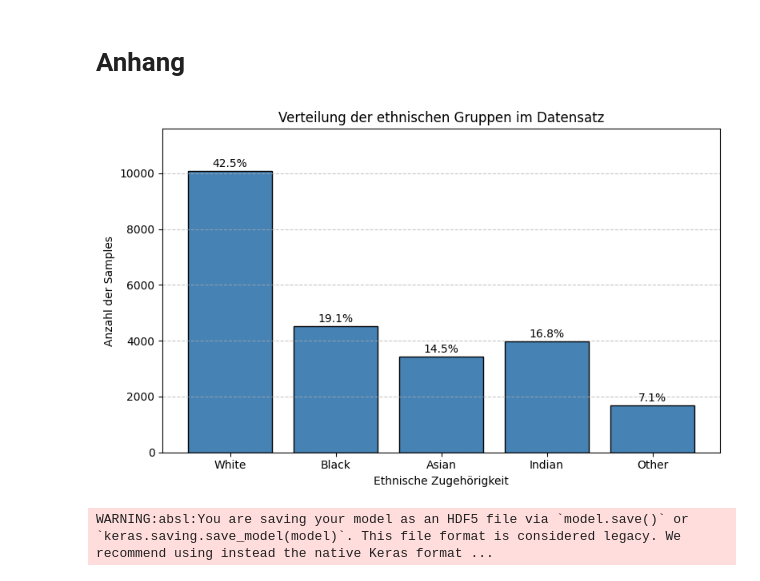
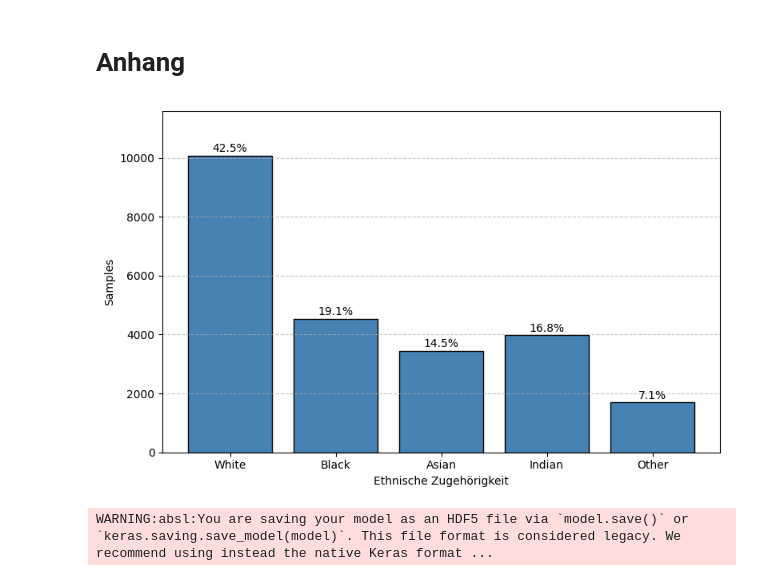
Before and after one commit to jasinwi22034/FaceClassification, a Jupyter notebook: faceclassification.ipynb, the cells around one changed output. Saved outputs shown, nothing was run; the diff lists cells and outputs as text; code cells hidden in the pictures.

```diff
--- a/faceclassification.ipynb
+++ b/faceclassification.ipynb
@@ -553,6 +596,7 @@ history = model.fit(
     validation_data=(X_test, y_test),
     epochs=10,
     batch_size=64,
+    class_weight=class_weight_dict,
     callbacks=[tf.keras.callbacks.EarlyStopping(patience=3)]
 )
 # %% [output]
@@ -738,36 +782,35 @@ ethnicity_map = {
     3: "Indian",
     4: "Other"
 }
 
 # Sortiere nach Klassenindex
 ethnicity_dist = data['ethnicity'].value_counts().sort_index()
 labels = [ethnicity_map[i] for i in ethnicity_dist.index]
 counts = ethnicity_dist.values
 percentages = counts / counts.sum() * 100
 
 # Erstelle Balkendiagramm
 plt.figure(figsize=(8, 5))
 bars = plt.bar(labels, counts, color='steelblue', edgecolor='black')
 
 # Prozentwerte über den Balken anzeigen
 for bar, pct in zip(bars, percentages):
     height = bar.get_height()
     plt.text(bar.get_x() + bar.get_width()/2, height + 50, f"{pct:.1f}%",
              ha='center', va='bottom', fontsize=10)
 
 # Achsen & Titel
-plt.ylabel('Anzahl der Samples')
+plt.ylabel('Samples')
 plt.xlabel('Ethnische Zugehörigkeit')
-plt.title('Verteilung der ethnischen Gruppen im Datensatz')
 plt.ylim(0, max(counts) * 1.15)
 plt.grid(axis='y', linestyle='--', alpha=0.7)
 
 # Plot speichern
 plt.tight_layout()
 plt.savefig("ethnicity_distribution.png", dpi=300)
 plt.show()
 # %% [output]
-[figure, old version]
+[figure, new version]
 # %%
 model.save("ethnicity_model.h5")
 # %% [output]
```
Also changed, not shown: parts of 3 cells of this notebook.
